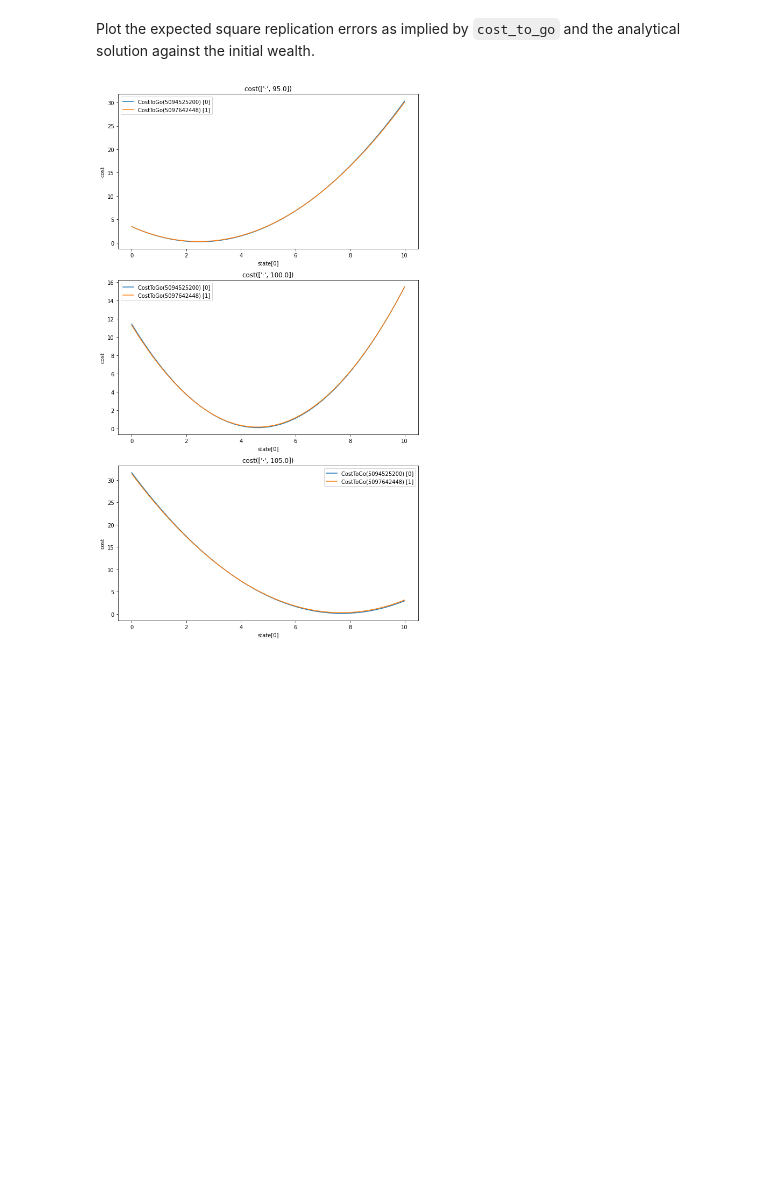
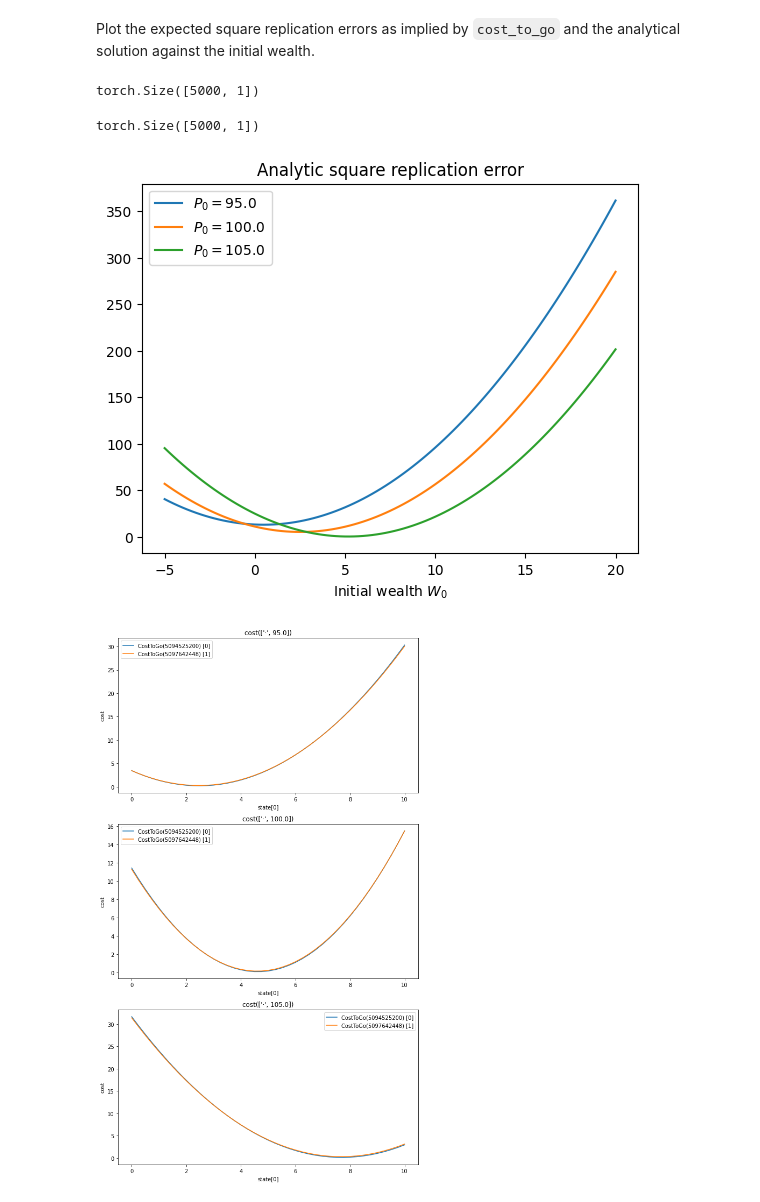
Before and after one commit to rbosh/ml-adp, a Jupyter notebook: doc/source/examples/option_hedging.ipynb, the cells around one changed output. Cells and saved outputs as stored; diff of their text form; code cells hidden in the pictures; blank space fills up the shorter version.

```diff
--- a/doc/source/examples/option_hedging.ipynb
+++ b/doc/source/examples/option_hedging.ipynb
@@ -386,3 +421,7 @@ sims_size = 10000
+# %%
+sim_size = 5000
+# %%
+cost_to_go = square_replication_error
 # %% [markdown]
 Perform the NNContPi optimization routine:
 # %%
@@ -394,8 +433,10 @@ cost_to_go.train()
 for time in reversed(range(len(cost_to_go) - 1)):
 
     objective = cost_to_go[time:]
-    training_state_sampler = training_state_samplers[time]
-    random_effects_sampler = random_effects_samplers[time]
+    training_state_sampler = TrainingStateSampler(time, sim_size)
+    random_effects_sampler = RandomEffectsSampler(sim_size)
+    #training_state_sampler = training_state_samplers[time]
+    #random_effects_sampler = random_effects_samplers[time]
 
     optimizer = optimizer_class(objective.control_functions[0].parameters(), lr=lr)
     scheduler = scheduler_class(optimizer, gamma=gamma)
@@ -403,17 +444,17 @@ for time in reversed(range(len(cost_to_go) - 1)):
     gradient_descent_iterations = tqdm(range(gradient_descent_steps), ascii=' =')
     for iteration in gradient_descent_iterations:
 
-        training_state = training_state_sampler(sims_size)
-        rand_effs = random_effects_sampler.sample(sims_size, objective.number_of_steps())
+        training_state = training_state_sampler.sample()
+        random_effects = random_effects_sampler.sample(objective.steps())
 
-        cost = objective(training_state, rand_effs).mean()
+        cost = objective(training_state, random_effects).mean()
 
         cost.backward()
         optimizer.step()
         optimizer.zero_grad()
 
-        if iteration % 30 == 0 and iteration > 0:
-            scheduler.step()
+        #if iteration % 30 == 0 and iteration > 0:
+        #    scheduler.step()
 
         gradient_descent_iterations.set_description(
             f"Time {time} Ctrl. Opt. - `cost_to_go[{time}:]`-Cost: {cost:9.4f}"
@@ -438,6 +479,40 @@ CostToGo(
 Note that the time required for each gadient descent iteration increases as the backward pass advances.
 # %% [markdown]
 Plot the expected square replication errors as implied by `cost_to_go` and the analytical solution against the initial wealth.
+# %%
+training_state['wealth'].size()
+# %% [output]
+torch.Size([5000, 1])
+# %%
+objective(training_state, random_effects).size()
+# %% [output]
+torch.Size([5000, 1])
+# %%
+initial_wealths = torch.arange(-5., 20.25, 0.25).unsqueeze(-1)
+benchmark_market_prices = torch.tensor([[95.], [100.], [105.]])
+
+analytic_errors = []
+
+plt.title("Analytic square replication error")
+plt.xlabel("Initial wealth $W_0$")
+
+nn_replication_costs = []
+
+objective.eval()
+
+for market_prices in benchmark_market_prices:
+    replication_costs = []
+
+    for initial_wealth in initial_wealths:
+        state = {'wealth': initial_wealth.unsqueeze(0), 'prices': market_prices.unsqueeze(0)}
+        replication_costs.append(float(objective(state, random_effects).mean()))
+
+    plt.plot(initial_wealths, replication_costs, label=f"$P_0 = {float(market_prices)}$")
+
+plt.legend()
+plt.show()
+# %% [output]
+[figure, added]
 # %%
 rand_effs = random_effects_samplers[-1].sample(10000, cost_to_go.number_of_steps())
 
```
Also changed, not shown: parts of 44 cells of this notebook, 4 other files.
